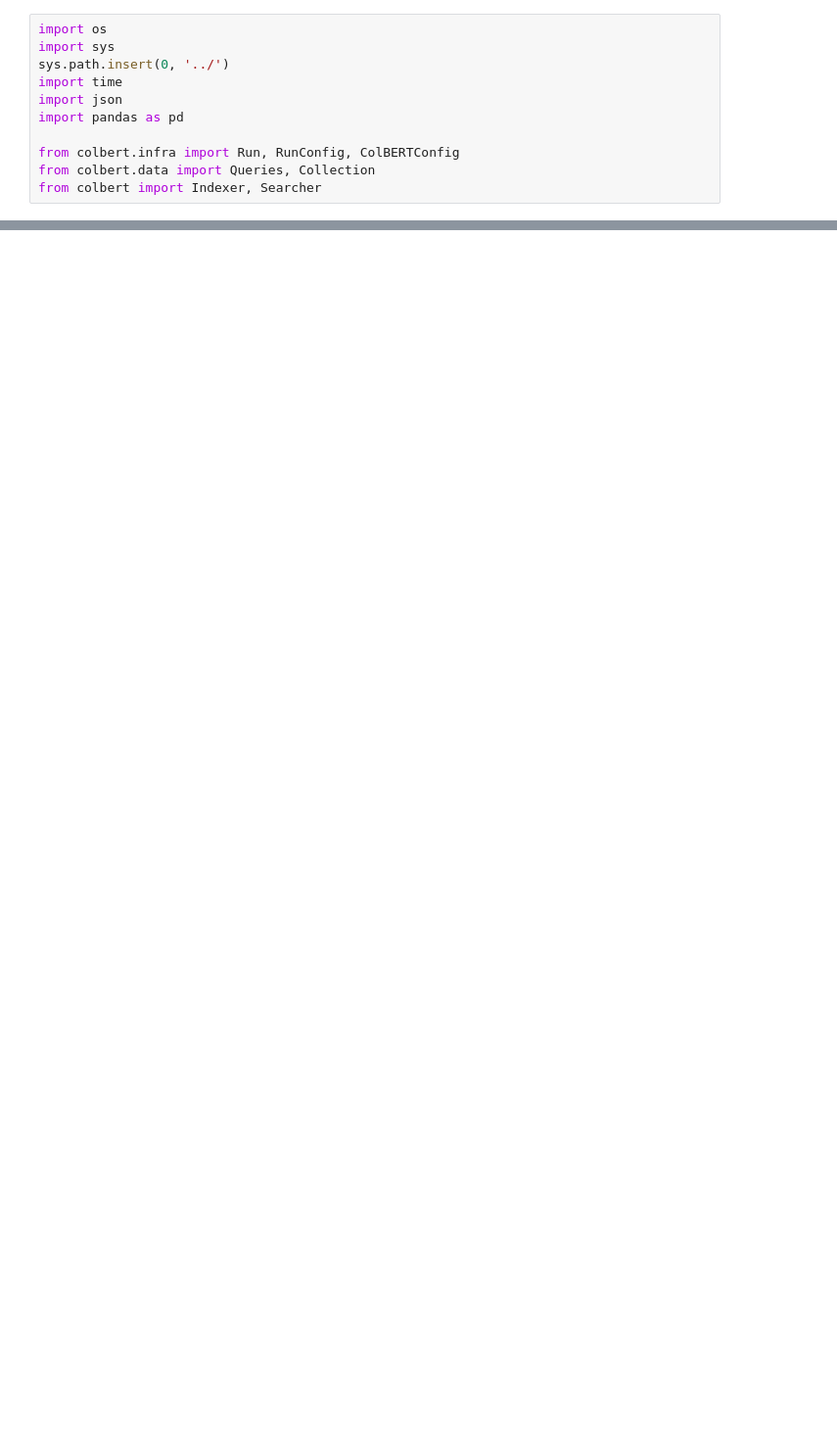
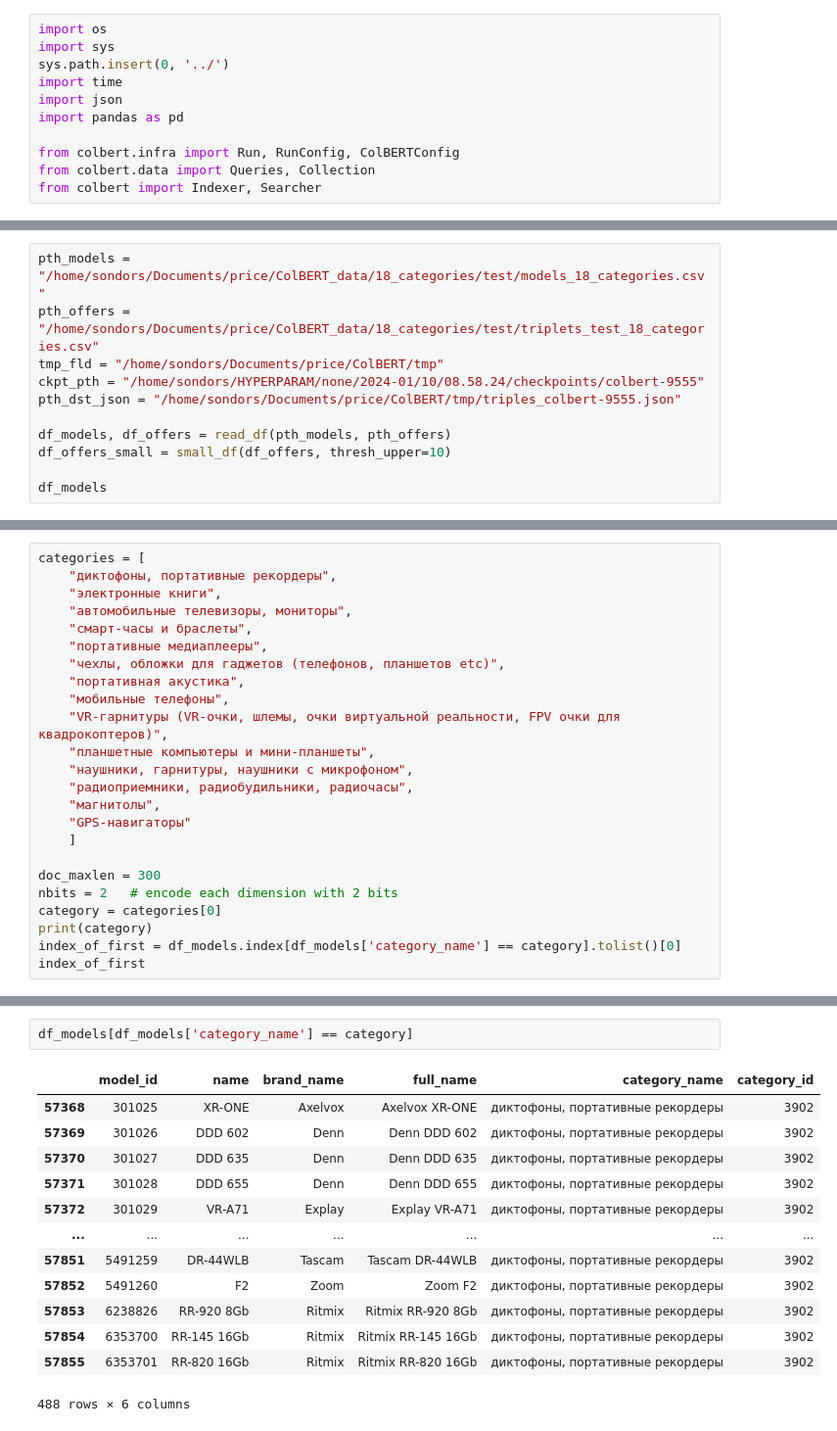
Before and after one commit to IgorSondors/ColBERT, a Jupyter notebook: EVAL_by_category.ipynb, the cells around one changed output, grey strips where cells are left out. Shown: that part at 98% size. Drawn from its saved outputs; the diff is of its cells as text; blank space fills up the shorter version.

```diff
--- a/EVAL_by_category.ipynb
+++ b/EVAL_by_category.ipynb
@@ -63,0 +99,11 @@ df_offers
+# %%
+pth_models = "/home/sondors/Documents/price/ColBERT_data/18_categories/test/models_18_categories.csv"
+pth_offers = "/home/sondors/Documents/price/ColBERT_data/18_categories/test/triplets_test_18_categories.csv"
+tmp_fld = "/home/sondors/Documents/price/ColBERT/tmp"
+ckpt_pth = "/home/sondors/HYPERPARAM/none/2024-01/10/08.58.24/checkpoints/colbert-9555"
+pth_dst_json = "/home/sondors/Documents/price/ColBERT/tmp/triples_colbert-9555.json"
+
+df_models, df_offers = read_df(pth_models, pth_offers)
+df_offers_small = small_df(df_offers, thresh_upper=10)
+
+df_models
@@ -302,0 +178,24 @@ rankings
+# %%
+categories = [
+    "диктофоны, портативные рекордеры",
+    "электронные книги",
+    "автомобильные телевизоры, мониторы",
+    "смарт-часы и браслеты",
+    "портативные медиаплееры",
+    "чехлы, обложки для гаджетов (телефонов, планшетов etc)",
+    "портативная акустика",
+    "мобильные телефоны",
+    "VR-гарнитуры (VR-очки, шлемы, очки виртуальной реальности, FPV очки для квадрокоптеров)",
+    "планшетные компьютеры и мини-планшеты",
+    "наушники, гарнитуры, наушники c микрофоном",
+    "радиоприемники, радиобудильники, радиочасы",
+    "магнитолы",
+    "GPS-навигаторы"
+    ]
+
+doc_maxlen = 300
+nbits = 2   # encode each dimension with 2 bits
+category = categories[0]
+print(category)
+index_of_first = df_models.index[df_models['category_name'] == category].tolist()[0]
+index_of_first
@@ -302,0 +205,16 @@ rankings
+# %%
+df_models[df_models['category_name'] == category]
+# %% [output]
+|  | model_id | name | brand_name | full_name | category_name | category_id |
+| 57368 | 301025 | XR-ONE | Axelvox | Axelvox XR-ONE | диктофоны, портативные рекордеры | 3902 |
+| 57369 | 301026 | DDD 602 | Denn | Denn DDD 602 | диктофоны, портативные рекордеры | 3902 |
+| 57370 | 301027 | DDD 635 | Denn | Denn DDD 635 | диктофоны, портативные рекордеры | 3902 |
+| 57371 | 301028 | DDD 655 | Denn | Denn DDD 655 | диктофоны, портативные рекордеры | 3902 |
+| 57372 | 301029 | VR-A71 | Explay | Explay VR-A71 | диктофоны, портативные рекордеры | 3902 |
+| ... | ... | ... | ... | ... | ... | ... |
+| 57851 | 5491259 | DR-44WLB | Tascam | Tascam DR-44WLB | диктофоны, портативные рекордеры | 3902 |
+| 57852 | 5491260 | F2 | Zoom | Zoom F2 | диктофоны, портативные рекордеры | 3902 |
+| 57853 | 6238826 | RR-920 8Gb | Ritmix | Ritmix RR-920 8Gb | диктофоны, портативные рекордеры | 3902 |
+| 57854 | 6353700 | RR-145 16Gb | Ritmix | Ritmix RR-145 16Gb | диктофоны, портативные рекордеры | 3902 |
+| 57855 | 6353701 | RR-820 16Gb | Ritmix | Ritmix RR-820 16Gb | диктофоны, портативные рекордеры | 3902 |
+488 rows × 6 columns
```
Also changed, not shown: parts of 13 cells of this notebook, 1 other file.
